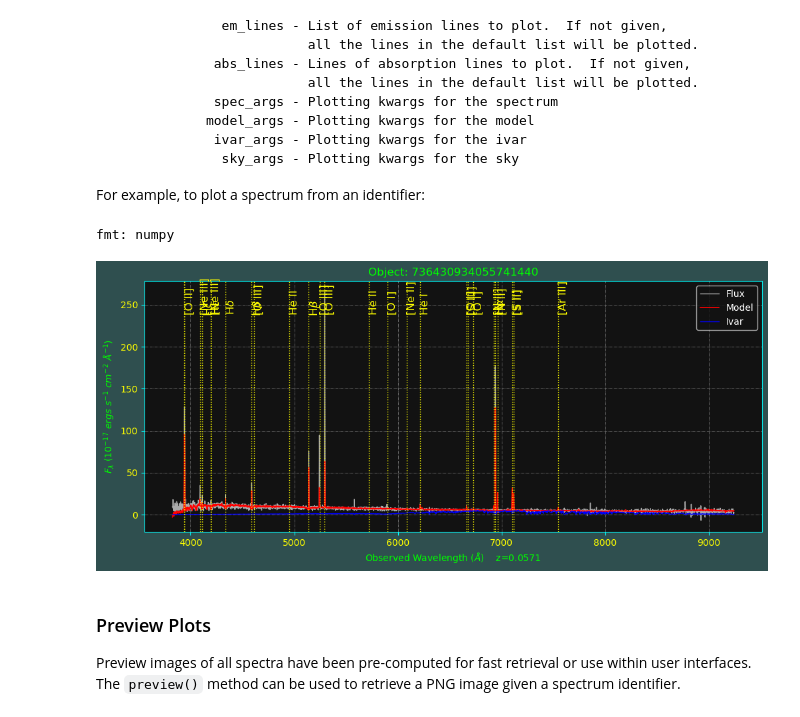
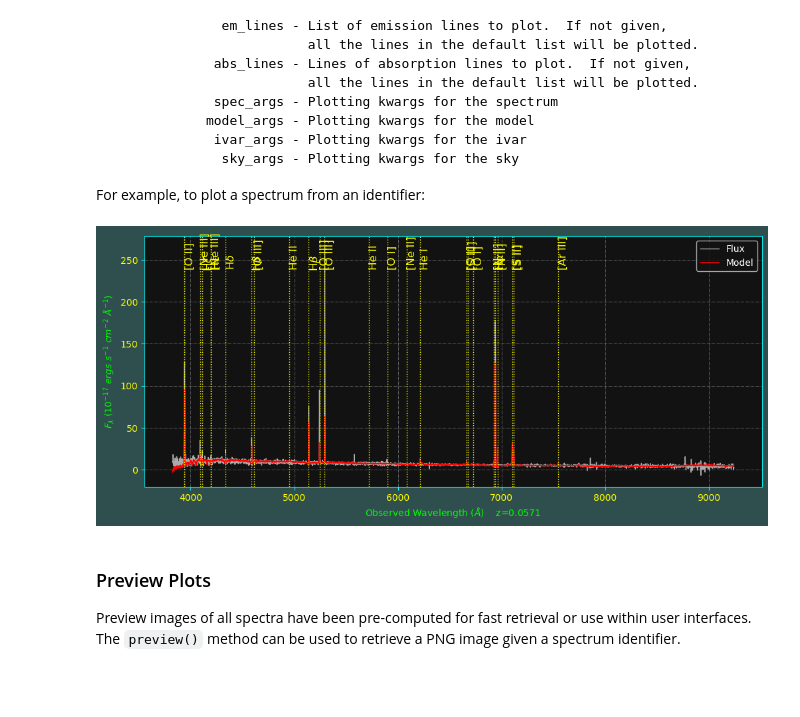
Before and after one commit to mjfitzpatrick/specserver, a Jupyter notebook: doc/03_GettingStartedWithSpectra.ipynb, the cells around one changed output. Cells and saved outputs as stored; diff of their text form; code cells hidden in the pictures; blank space fills up the shorter version.

```diff
--- a/doc/03_GettingStartedWithSpectra.ipynb
+++ b/doc/03_GettingStartedWithSpectra.ipynb
@@ -399,13 +419,11 @@ For example, to plot a spectrum from an identifier:
 # %%
 # Create a spectrum ID list for the plot
 id_list = spec.query(30.0, 1.0, 25.0, out='', constraint='limit 100')
 spec_id = id_list[2]
 
-spec.plot(spec_id, title='Object: '+str(spec_id), values='flux,model,ivar',
-          mark_lines='emission', rest_frame=False, z=0.0570878)
+spec.plot(spec_id, values='flux,model', mark_lines='emission', rest_frame=False)
 # %% [output]
-fmt: numpy
-[figure, old version]
+[figure, new version]
 # %% [markdown]
 ### Preview Plots
 
```
Also changed, not shown: parts of 14 cells of this notebook, 1 other file.
